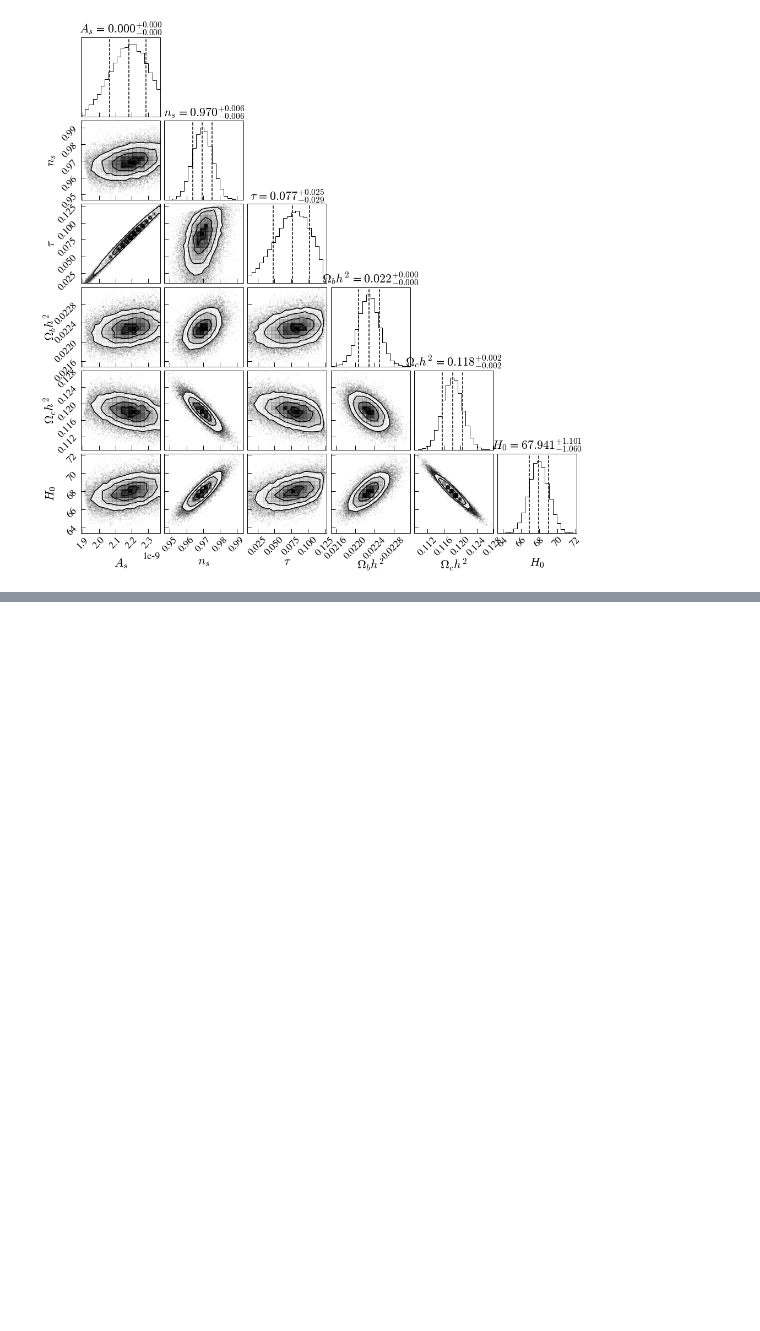
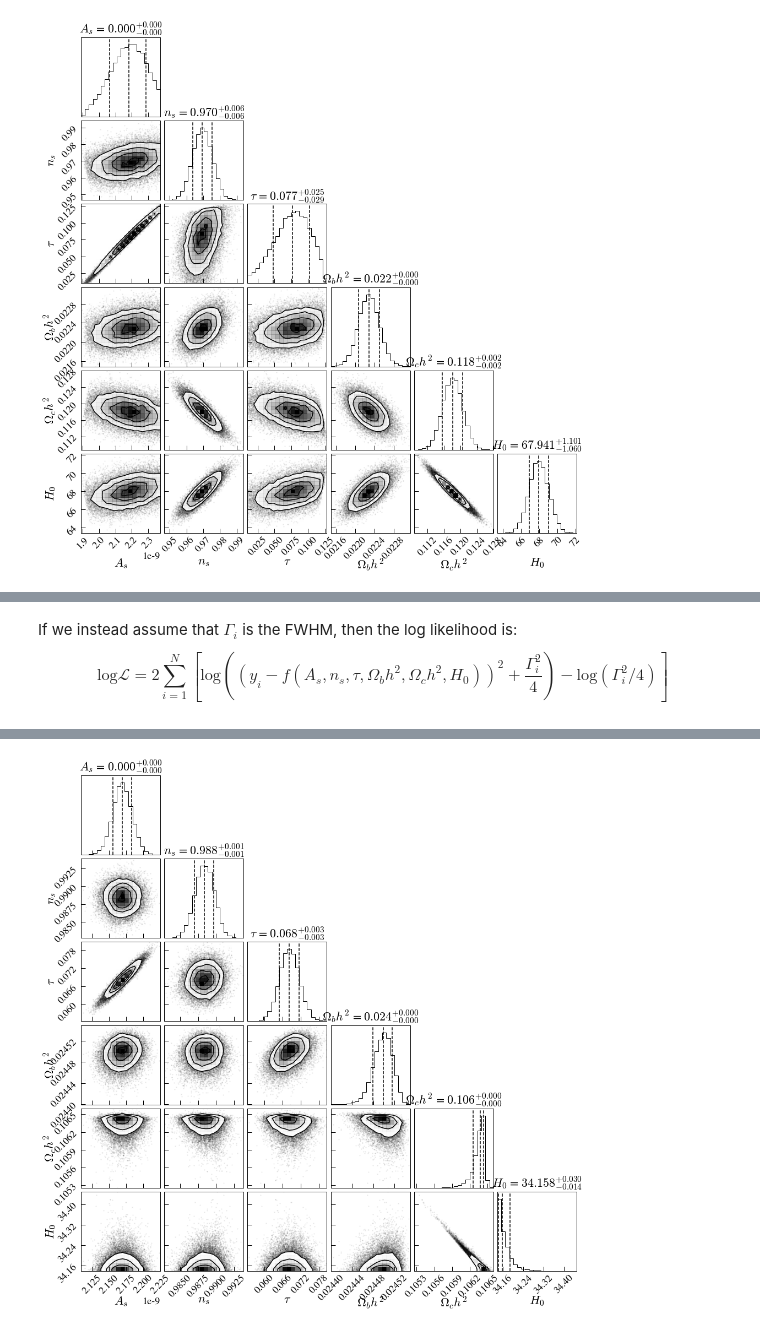
Before and after one commit to lazdam/PlanckII-MCMC, a Jupyter notebook: ProjectNotebook.ipynb, the cells around one changed output, grey strips where cells are left out. Cells and saved outputs as stored; diff of their text form; code cells hidden in the pictures; blank space fills up the shorter version.

Commit message:
Worked on log likelihood result. Getting a weird result for H0 but everything else is working.

```diff
--- a/ProjectNotebook.ipynb
+++ b/ProjectNotebook.ipynb
@@ -199,0 +211,5 @@ plt.show()
+# %% [markdown]
+If we instead assume that $\Gamma_i$ is the FWHM, then the log likelihood is:
+\begin{equation}
+\text{log}\mathcal{L} = 2\sum_{i=1}^{N}\left[\text{log}((y_i - f(A_s, n_s, \tau, \Omega_bh^2, \Omega_ch^2, H_0))^2 + \frac{\Gamma_i^2}{4}) - \text{log}(\Gamma_i^2/4) \right]
+\end{equation}
@@ -199,0 +277,11 @@ plt.show()
+# %%
+# Load in data
+path = '/home/mattias/Desktop/McGill/W2022/PHYS321-Final-Project/data/chains_v2_cauchy.npy'
+
+%matplotlib inline
+flat_samples_load = np.load(path)
+
+import corner
+labels = [r'$A_s$', r'$n_s$', r'$\tau$', r'$\Omega_bh^2$', r'$\Omega_ch^2$', r'$H_0$']
+fig = corner.corner(flat_samples_load, labels=labels, show_titles=True,title_fmt='.3f', quantiles=[0.16, 0.5, 0.84]);
+# %% [output]
@@ -199,0 +289 @@ plt.show()
+[figure, added]
```
Also changed, not shown: parts of 10 cells of this notebook.
